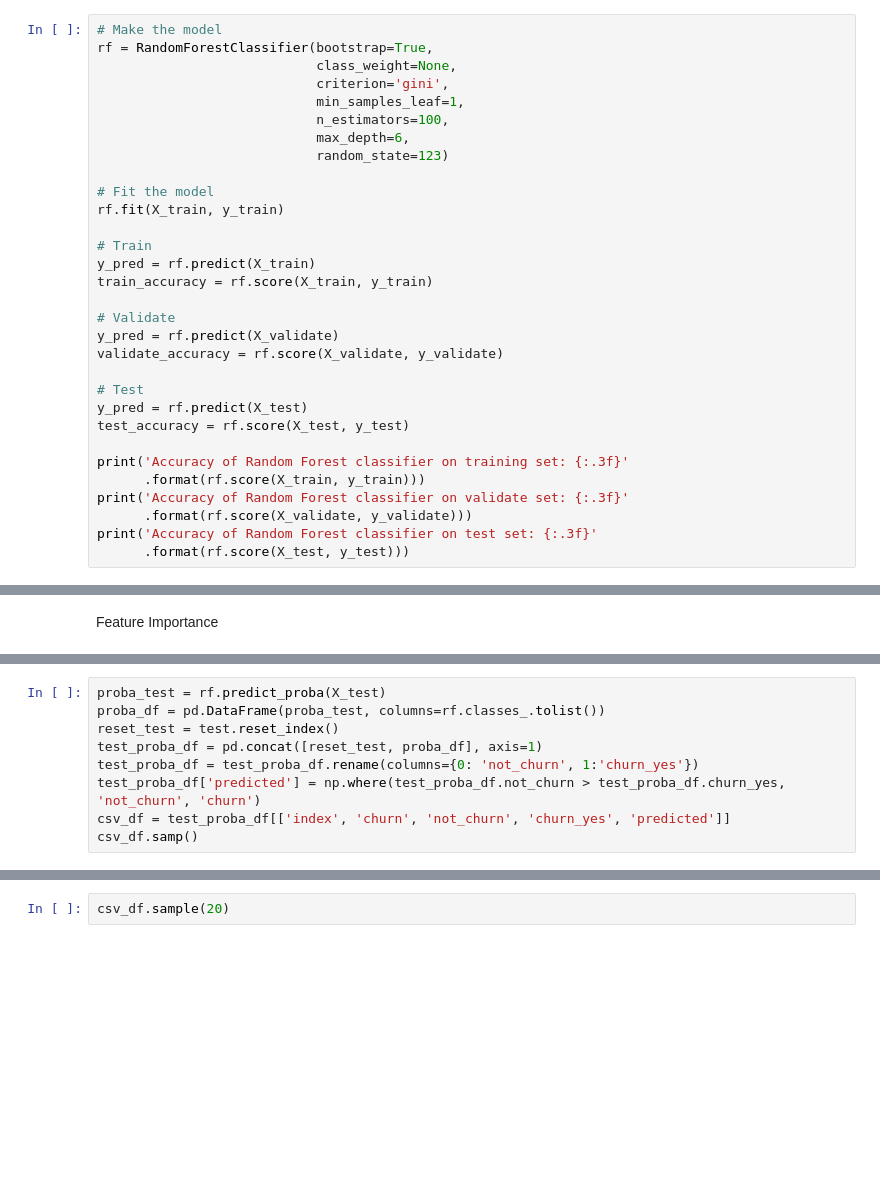
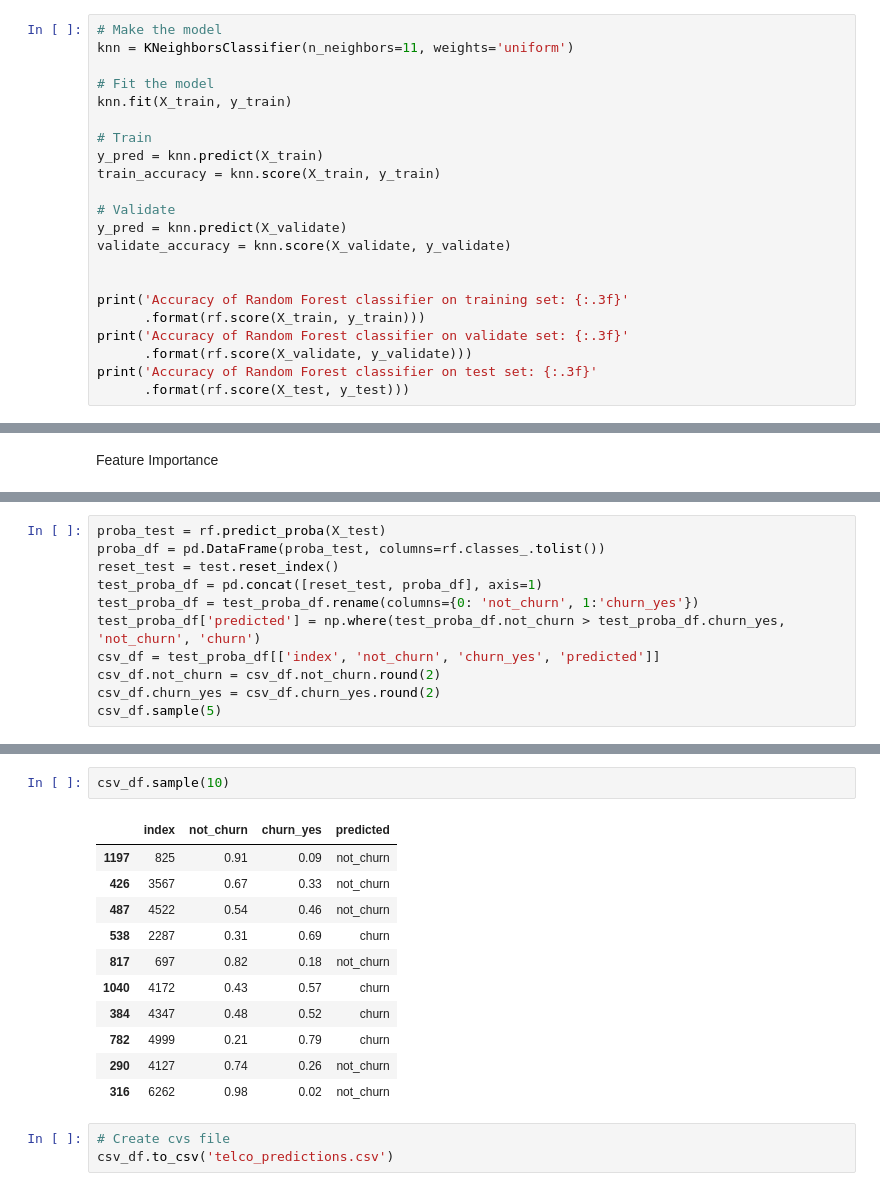
Before and after one commit to VelasquezAlejandro044/telco_classification_project, a Jupyter notebook: delme_2.ipynb, the cells around one changed output, grey strips where cells are left out. Drawn from its saved outputs; the diff is of its cells as text; blank space fills up the shorter version.

```diff
--- a/delme_2.ipynb
+++ b/delme_2.ipynb
@@ -634,27 +648,18 @@ print(f"Passes Treshold Allocation: {threshold > round(abs(train_accuracy-valida
 # %%
 # Make the model
-rf = RandomForestClassifier(bootstrap=True,
-                            class_weight=None,
-                            criterion='gini',
-                            min_samples_leaf=1,
-                            n_estimators=100,
-                            max_depth=6,
-                            random_state=123)
+knn = KNeighborsClassifier(n_neighbors=11, weights='uniform')
 
 # Fit the model
-rf.fit(X_train, y_train)
+knn.fit(X_train, y_train)
 
 # Train
-y_pred = rf.predict(X_train)
-train_accuracy = rf.score(X_train, y_train)
+y_pred = knn.predict(X_train)
+train_accuracy = knn.score(X_train, y_train)
 
 # Validate
-y_pred = rf.predict(X_validate)
-validate_accuracy = rf.score(X_validate, y_validate)
+y_pred = knn.predict(X_validate)
+validate_accuracy = knn.score(X_validate, y_validate)
 
-# Test
-y_pred = rf.predict(X_test)
-test_accuracy = rf.score(X_test, y_test)
 
 print('Accuracy of Random Forest classifier on training set: {:.3f}'
       .format(rf.score(X_train, y_train)))
@@ -674,5 +694,7 @@ reset_test = test.reset_index()
 test_proba_df = pd.concat([reset_test, proba_df], axis=1)
 test_proba_df = test_proba_df.rename(columns={0: 'not_churn', 1:'churn_yes'})
 test_proba_df['predicted'] = np.where(test_proba_df.not_churn > test_proba_df.churn_yes, 'not_churn', 'churn')
-csv_df = test_proba_df[['index', 'churn', 'not_churn', 'churn_yes', 'predicted']]
-csv_df.samp()
+csv_df = test_proba_df[['index', 'not_churn', 'churn_yes', 'predicted']]
+csv_df.not_churn = csv_df.not_churn.round(2)
+csv_df.churn_yes = csv_df.churn_yes.round(2)
+csv_df.sample(5)
@@ -679,2 +708,17 @@ csv_df.samp()
 # %%
-csv_df.sample(20)
+csv_df.sample(10)
+# %% [output]
+|  | index | not_churn | churn_yes | predicted |
+| 1197 | 825 | 0.91 | 0.09 | not_churn |
+| 426 | 3567 | 0.67 | 0.33 | not_churn |
+| 487 | 4522 | 0.54 | 0.46 | not_churn |
+| 538 | 2287 | 0.31 | 0.69 | churn |
+| 817 | 697 | 0.82 | 0.18 | not_churn |
+| 1040 | 4172 | 0.43 | 0.57 | churn |
+| 384 | 4347 | 0.48 | 0.52 | churn |
+| 782 | 4999 | 0.21 | 0.79 | churn |
+| 290 | 4127 | 0.74 | 0.26 | not_churn |
+| 316 | 6262 | 0.98 | 0.02 | not_churn |
+# %%
+# Create cvs file
+csv_df.to_csv('telco_predictions.csv')
```
Also changed, not shown: parts of 25 cells of this notebook, 3 other files.
